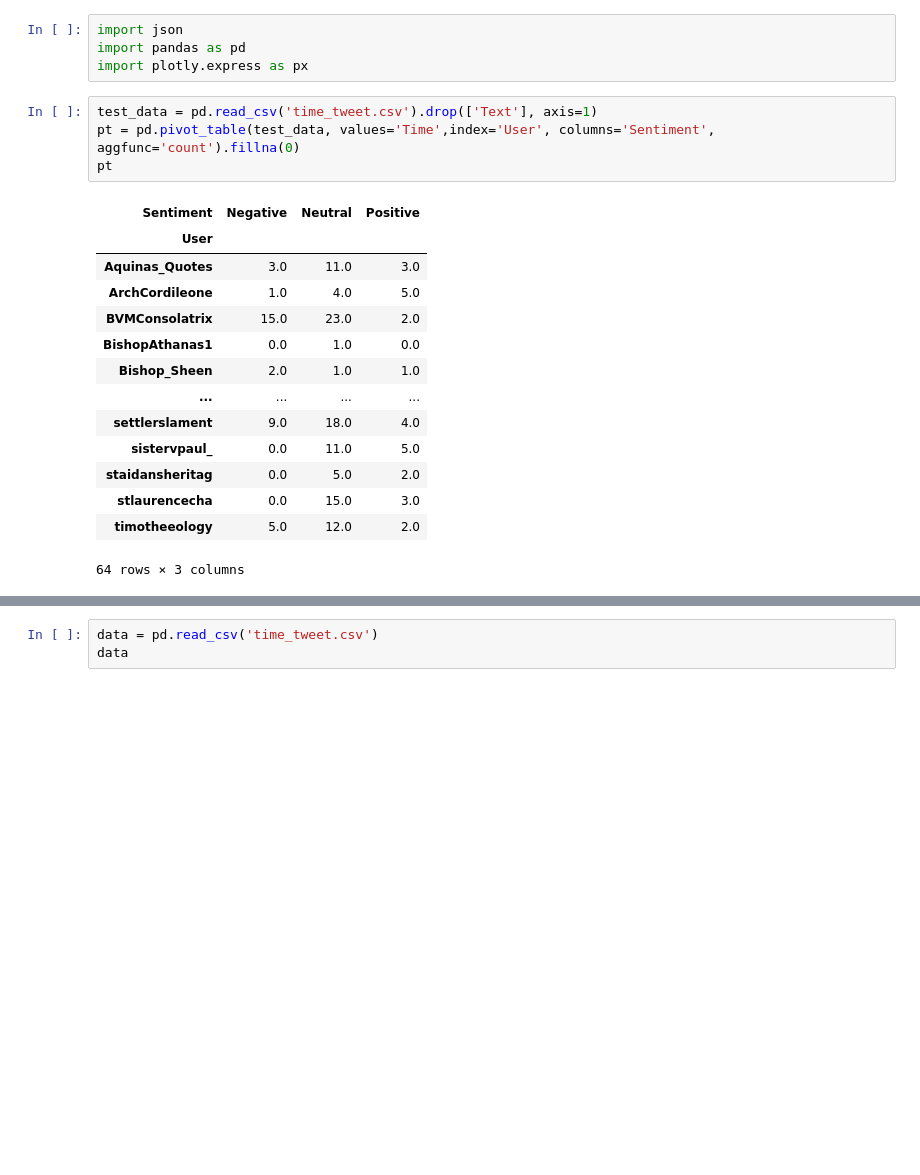
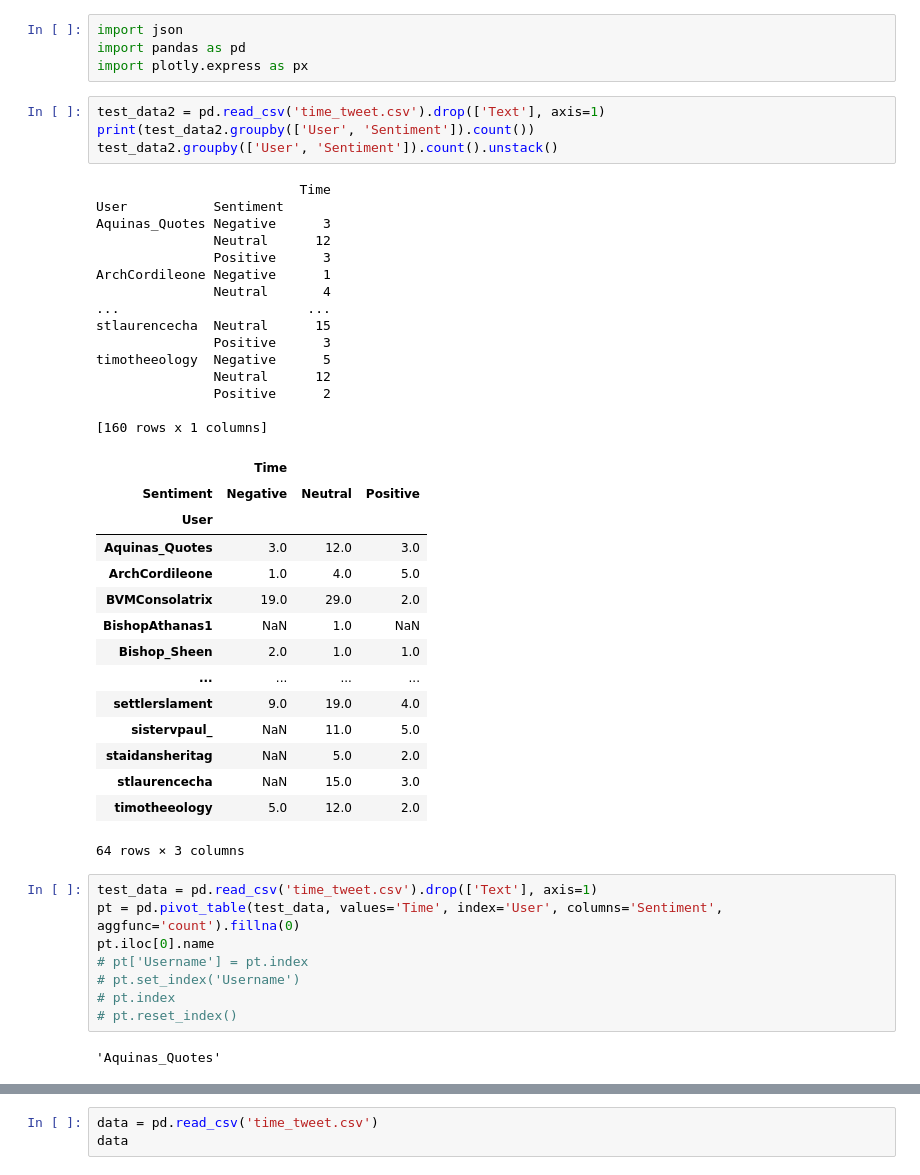
Before and after one commit to jjz17/Twitter-Mining, a Jupyter notebook: test.ipynb, the cells around one changed output, grey strips where cells are left out. Cells and saved outputs as stored; diff of their text form; blank space fills up the shorter version.

```diff
--- a/test.ipynb
+++ b/test.ipynb
@@ -2,22 +2,48 @@
 import json
 import pandas as pd
 import plotly.express as px
+# %%
+test_data2 = pd.read_csv('time_tweet.csv').drop(['Text'], axis=1)
+print(test_data2.groupby(['User', 'Sentiment']).count())
+test_data2.groupby(['User', 'Sentiment']).count().unstack()
+# %% [output]
+                          Time
+User           Sentiment
+Aquinas_Quotes Negative      3
+               Neutral      12
+               Positive      3
+ArchCordileone Negative      1
+               Neutral       4
+...                        ...
+stlaurencecha  Neutral      15
+               Positive      3
+timotheeology  Negative      5
+               Neutral      12
+               Positive      2
+
+[160 rows x 1 columns]
+|  | Time |  |  |
+| Sentiment | Negative | Neutral | Positive |
+| User |  |  |  |
+| Aquinas_Quotes | 3.0 | 12.0 | 3.0 |
+| ArchCordileone | 1.0 | 4.0 | 5.0 |
+| BVMConsolatrix | 19.0 | 29.0 | 2.0 |
+| BishopAthanas1 | NaN | 1.0 | NaN |
+| Bishop_Sheen | 2.0 | 1.0 | 1.0 |
+| ... | ... | ... | ... |
+| settlerslament | 9.0 | 19.0 | 4.0 |
+| sistervpaul_ | NaN | 11.0 | 5.0 |
+| staidansheritag | NaN | 5.0 | 2.0 |
+| stlaurencecha | NaN | 15.0 | 3.0 |
+| timotheeology | 5.0 | 12.0 | 2.0 |
+64 rows × 3 columns
 # %%
 test_data = pd.read_csv('time_tweet.csv').drop(['Text'], axis=1)
-pt = pd.pivot_table(test_data, values='Time',index='User', columns='Sentiment', aggfunc='count').fillna(0)
-pt
+pt = pd.pivot_table(test_data, values='Time', index='User', columns='Sentiment', aggfunc='count').fillna(0)
+pt.iloc[0].name
+# pt['Username'] = pt.index
+# pt.set_index('Username')
+# pt.index
+# pt.reset_index()
 # %% [output]
-| Sentiment | Negative | Neutral | Positive |
-| User |  |  |  |
-| Aquinas_Quotes | 3.0 | 11.0 | 3.0 |
-| ArchCordileone | 1.0 | 4.0 | 5.0 |
-| BVMConsolatrix | 15.0 | 23.0 | 2.0 |
-| BishopAthanas1 | 0.0 | 1.0 | 0.0 |
-| Bishop_Sheen | 2.0 | 1.0 | 1.0 |
-| ... | ... | ... | ... |
-| settlerslament | 9.0 | 18.0 | 4.0 |
-| sistervpaul_ | 0.0 | 11.0 | 5.0 |
-| staidansheritag | 0.0 | 5.0 | 2.0 |
-| stlaurencecha | 0.0 | 15.0 | 3.0 |
-| timotheeology | 5.0 | 12.0 | 2.0 |
-64 rows × 3 columns
+'Aquinas_Quotes'
```
Also changed, not shown: parts of 1 cell of this notebook, 2 other files.
